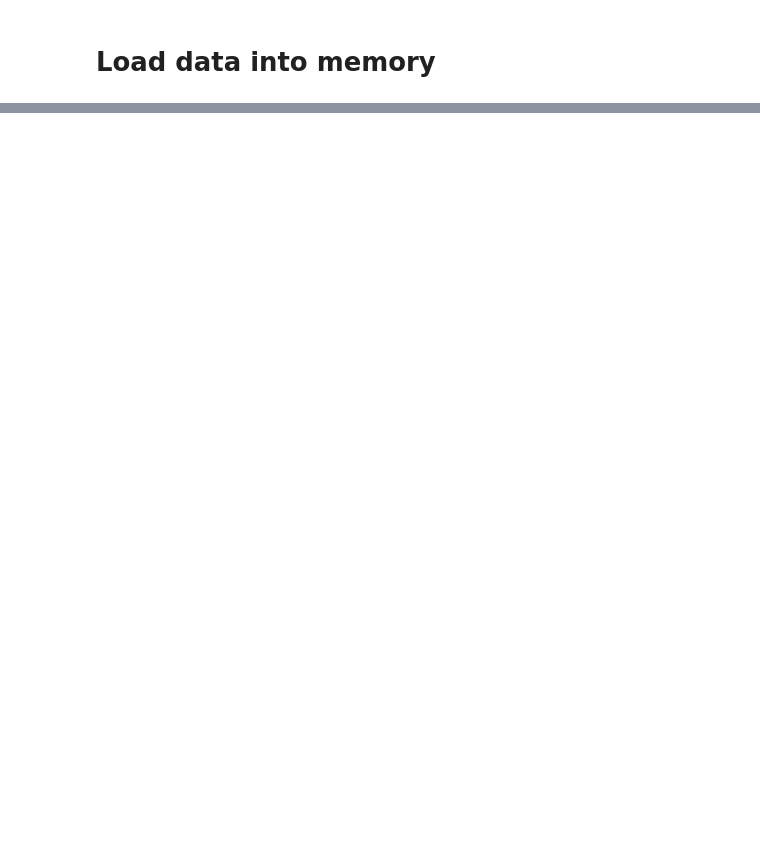
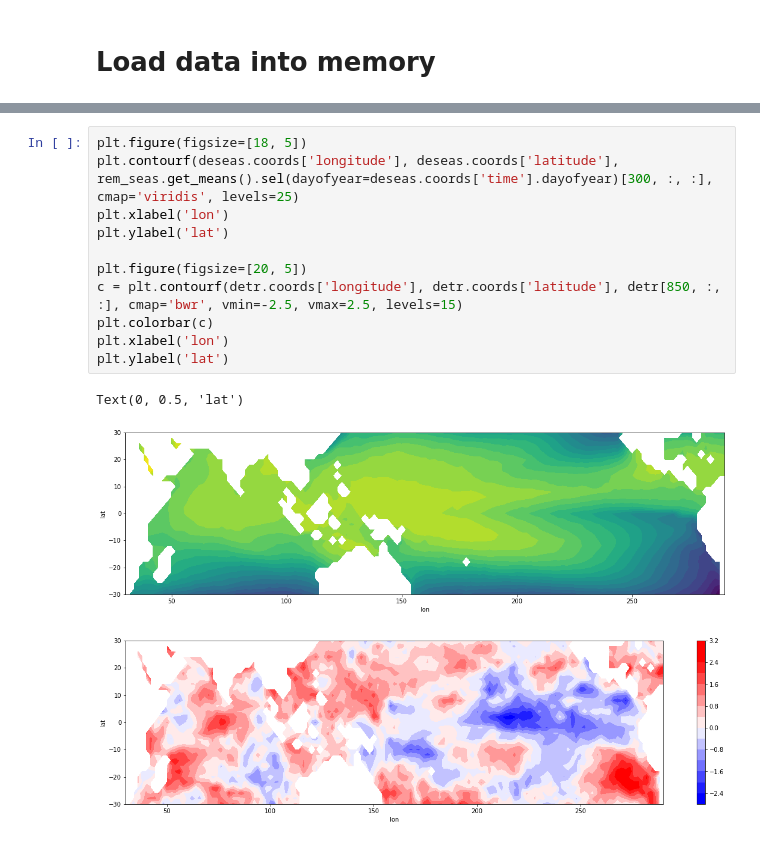
Before and after one commit to lucien-sim/sst_model, a Jupyter notebook: notebooks/lim_construction.ipynb, the cells around one changed output, grey strips where cells are left out. Drawn from its saved outputs; the diff is of its cells as text; blank space fills up the shorter version.

```diff
--- a/notebooks/lim_construction.ipynb
+++ b/notebooks/lim_construction.ipynb
@@ -37,0 +58,15 @@ Coordinates:
+# %%
+plt.figure(figsize=[18, 5])
+plt.contourf(deseas.coords['longitude'], deseas.coords['latitude'], rem_seas.get_means().sel(dayofyear=deseas.coords['time'].dayofyear)[300, :, :], cmap='viridis', levels=25)
+plt.xlabel('lon')
+plt.ylabel('lat')
+
+plt.figure(figsize=[20, 5])
+c = plt.contourf(detr.coords['longitude'], detr.coords['latitude'], detr[850, :, :], cmap='bwr', vmin=-2.5, vmax=2.5, levels=15)
+plt.colorbar(c)
+plt.xlabel('lon')
+plt.ylabel('lat')
+# %% [output]
+Text(0, 0.5, 'lat')
+[figure, added]
+[figure, added]
```
Also changed, not shown: parts of 15 cells of this notebook, 9 other files.
